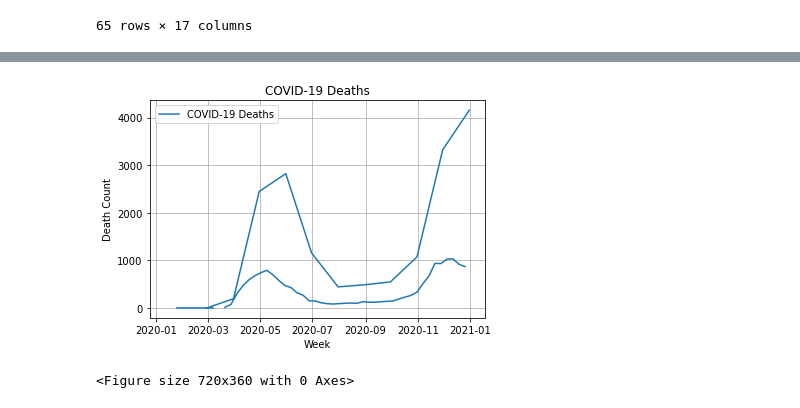
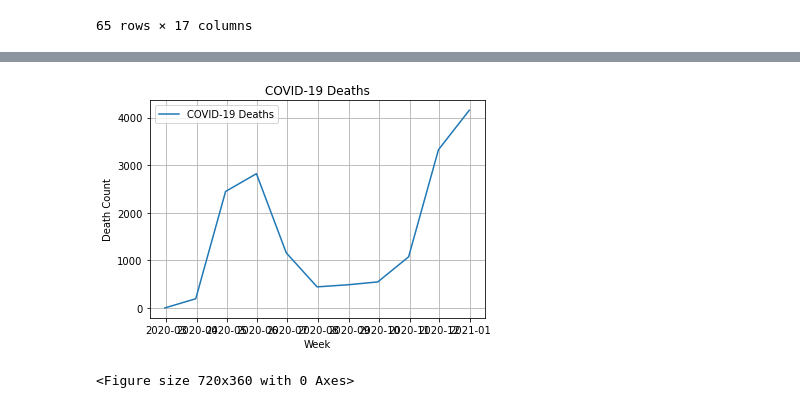
Before and after one commit to erickzli/IS597-COVID-Project, a Jupyter notebook: Kerstin's Folder/Clean Data- Provisional Death Counts by Week per State.ipynb, the cells around one changed output, grey strips where cells are left out. Cells and saved outputs as stored; diff of their text form; code cells hidden in the pictures.

Commit message:
Create df for IL 2020 by month

```diff
--- a/Kerstin's Folder/Clean Data- Provisional Death Counts by Week per State.ipynb
+++ b/Kerstin's Folder/Clean Data- Provisional Death Counts by Week per State.ipynb
@@ -287,0 +271,3 @@ df_IL_2020_clean
+# %%
+data_IL_2020_month = df_IL_2020.loc[df_IL_2020['Group'] == 'By Month']
+data_IL_2020_month
@@ -287,0 +288,3 @@ df_IL_2020_clean
+# %%
+df_IL_2020_month = pd.DataFrame(data_IL_2020_month)
+df_IL_2020_month
@@ -288,16 +305,16 @@ df_IL_2020_clean
 # %%
-plt.plot(df_IL_2020_clean['End Date'], df_IL_2020_clean['COVID-19 Deaths'], label = 'COVID-19 Deaths')
+plt.plot(df_IL_2020_month['End Date'], df_IL_2020_month['COVID-19 Deaths'], label = 'COVID-19 Deaths')
 #plt.plot(df['End Date'], df['Pneumonia Deaths'], marker = 'o', label = 'Pneumonia Deaths')
 #plt.plot(df['End Date'], df['Influenza Deaths'], marker = 'o', label = 'Influenza Deaths')
 plt.xlabel('Week')
 plt.ylabel('Death Count')
 plt.title('COVID-19 Deaths')
 plt.grid(True)
 plt.legend()
 plt.figure(figsize = (10, 5))
 
 #plt.savefig('IL_unemployment_comparison_2019-2020.png', dpi=300, bbox_inches='tight')
 plt.show()
 # %% [output]
-[figure, old version]
+[figure, new version]
 <Figure size 720x360 with 0 Axes>
```
Also changed, not shown: parts of 4 cells of this notebook.
